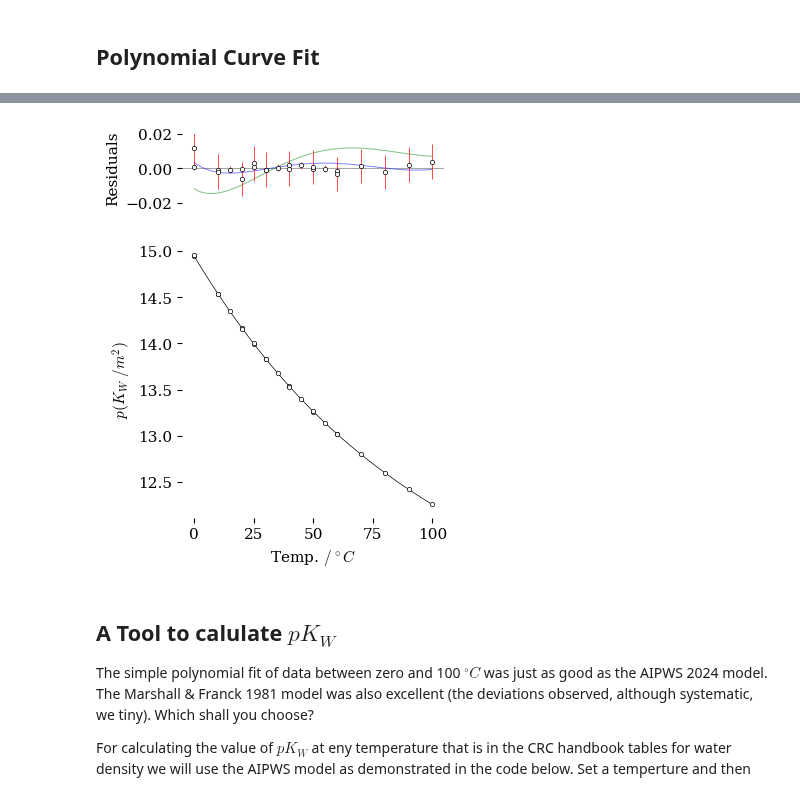
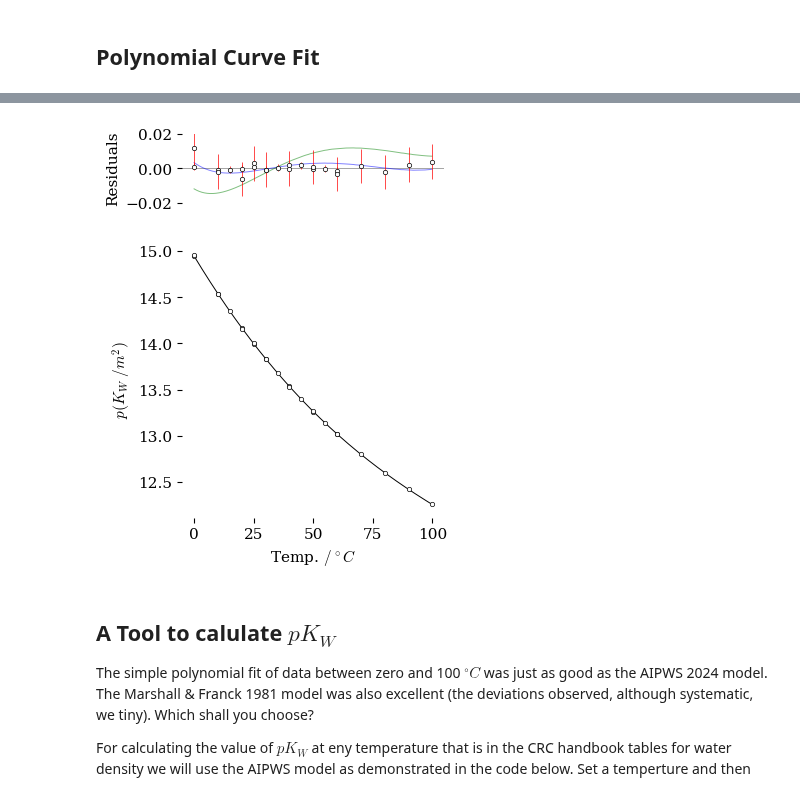
Before and after one commit to blinkletter/4410PythonNotebooks, a Jupyter notebook: Class_10/water_ion_product.ipynb, the cells around one changed output, grey strips where cells are left out. Drawn from its saved outputs; the diff is of its cells as text; code cells hidden in the pictures.

```diff
--- a/Class_10/water_ion_product.ipynb
+++ b/Class_10/water_ion_product.ipynb
@@ -620,7 +620,7 @@ ax[1].errorbar(Temp_exp-273.15, pKw_exp, pKw_err*2, marker = None,
             linewidth = 0, zorder = 2)
 
 ax[1].plot(x-273.15, y,
-           color = "black", linewidth = 0.5,
+           color = "black", linewidth = 0.7,
            zorder = 1)
 
 
@@ -634,35 +634,35 @@ residuals = -res
 ax[0].set(
 #          title = Title,
           ylabel=r"Residuals",
           xlabel=r"",
 #          xlim=[-0.3, 7.1],
           ylim=[-0.02,+0.02]
        )
 ### Data graphics
 ax[0].scatter(Temp_exp-273.15, residuals, marker = "o", s = 10,
               color = "white", edgecolors = "black",
               linewidths=0.5, zorder = 3)
 ax[0].errorbar(Temp_exp-273.15, residuals, pKw_err*2, marker = None,
             ecolor = "red", elinewidth = 0.5, capsize = 0,
             linewidth = 0, zorder = 2)
 
 ax[0].axhline(0, color='gray', linewidth=0.5, zorder = 0)
 ax[0].set_xticks([])
 
 ####################################################
 ### Plot original author's line on main plot and in residuals
 ####################################################
 
 ax[0].plot(T-273.15, res_NIST*1, color = "green", alpha = 0.5, linewidth = 0.7, zorder = 1)
 ax[0].plot(T-273.15, res_AIPWS*1, color = "blue", alpha = 0.5, linewidth = 0.7, zorder = 1)
 
 
 ### Output plot
 plt.tight_layout(pad=2, h_pad=None, w_pad=None, rect=None)
-plt.savefig("plots/polynomialfit.pdf")
+plt.savefig("plots/KW_plot6.pdf")
 plt.show()
 # %% [output]
-[figure, old version]
+[figure, new version]
 # %% [markdown]
 ## A Tool to calulate $pK_W$
 
```
Also changed, not shown: parts of 4 cells of this notebook, 6 other files.
